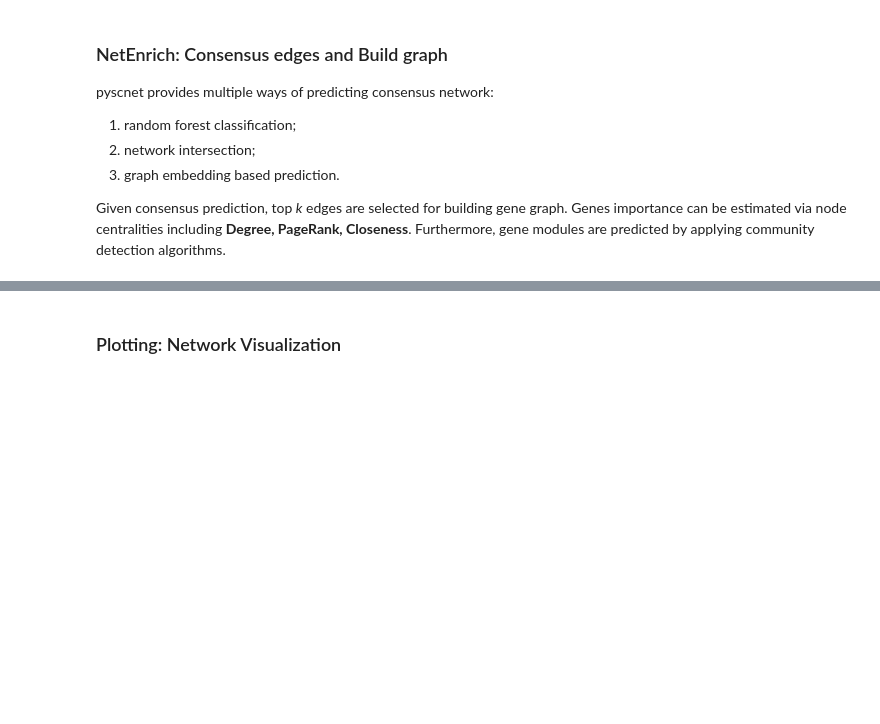
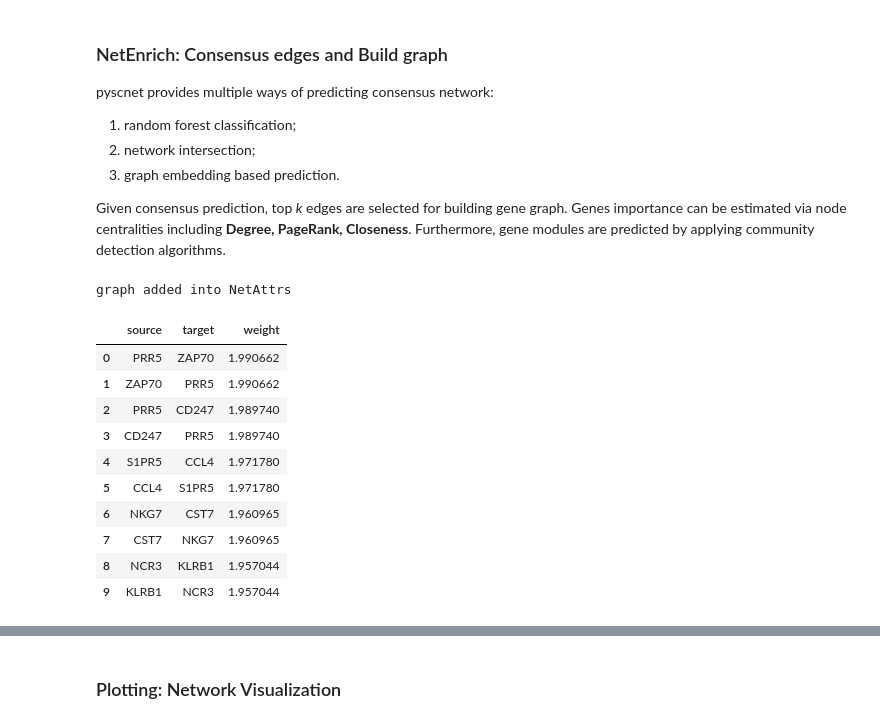
Before and after one commit to MingBit/PySCNet, a Jupyter notebook: tutorial/pyscnet_pbmc.ipynb, the cells around one changed output, grey strips where cells are left out. Saved outputs shown, nothing was run; the diff lists cells and outputs as text; code cells hidden in the pictures; blank space fills up the shorter version.

```diff
--- a/tutorial/pyscnet_pbmc.ipynb
+++ b/tutorial/pyscnet_pbmc.ipynb
@@ -103,6 +112,25 @@ pyscnet provides multiple ways of predicting consensus network:
 3) graph embedding based prediction. <br/>
 
 Given consensus prediction, top *k* edges are selected for building gene graph. Genes importance can be estimated via node centralities including **Degree, PageRank, Closeness**. Furthermore, gene modules are predicted by applying community detection algorithms.
+# %%
+#find consensus links and buildnet
+scanpy_gne = gt.find_consensus_graph(scanpy_gne, key_links = ['PIDC_links', 'GENIE3_links'])
+scanpy_gne = gdocker.buildnet(scanpy_gne, key_links='consensus', top=300)
+# %% [output]
+graph added into NetAttrs
 # %%
-scanpy_gne = gt.get_centrality(scanpy_gne)
-scanpy_gne = gt.community_detect(scanpy_gne)
+# scanpy_gne = gt.get_centrality(scanpy_gne)
+# scanpy_gne = gt.detect_community(scanpy_gne)
+scanpy_gne.NetAttrs['PIDC_links'].head(10)
+# %% [output]
+|  | source | target | weight |
+| 0 | PRR5 | ZAP70 | 1.990662 |
+| 1 | ZAP70 | PRR5 | 1.990662 |
+| 2 | PRR5 | CD247 | 1.989740 |
+| 3 | CD247 | PRR5 | 1.989740 |
+| 4 | S1PR5 | CCL4 | 1.971780 |
+| 5 | CCL4 | S1PR5 | 1.971780 |
+| 6 | NKG7 | CST7 | 1.960965 |
+| 7 | CST7 | NKG7 | 1.960965 |
+| 8 | NCR3 | KLRB1 | 1.957044 |
+| 9 | KLRB1 | NCR3 | 1.957044 |
```
Also changed, not shown: parts of 8 cells of this notebook, 6 other files.
